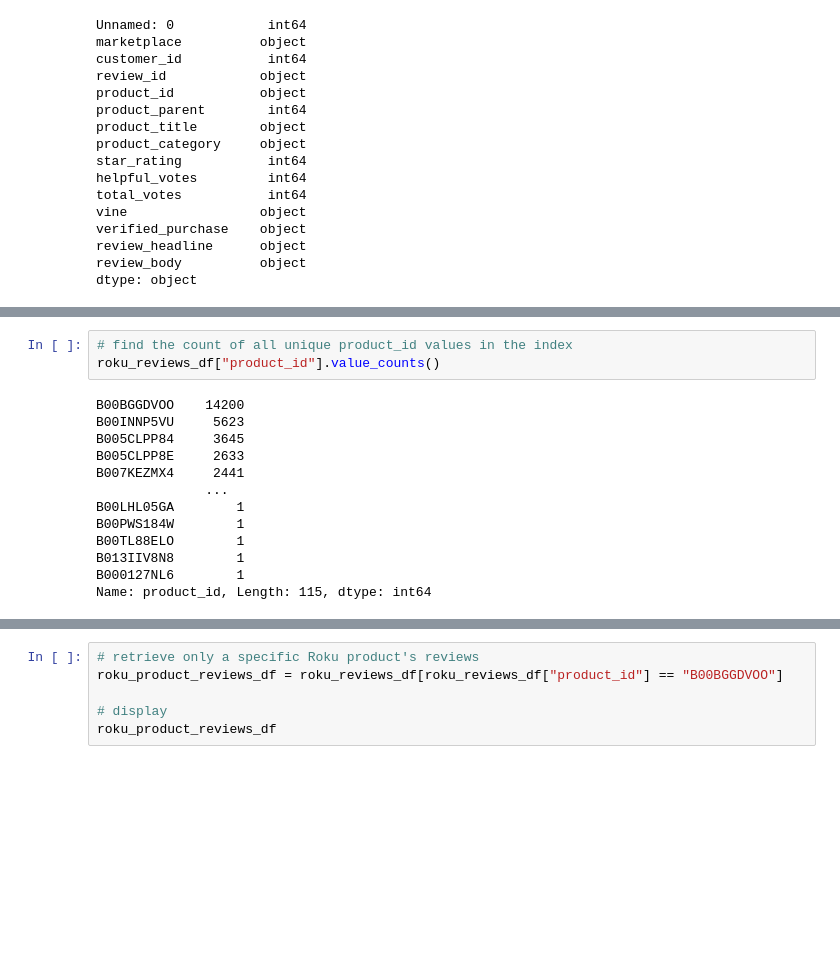
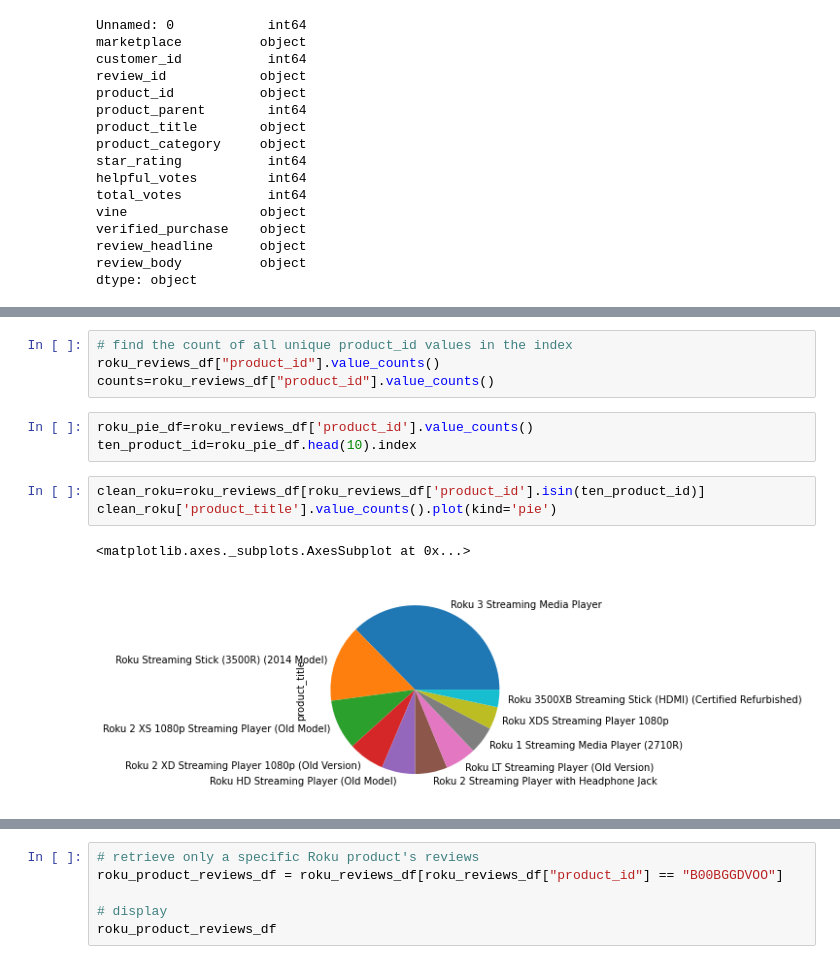
Before and after one commit to Th33na/project-fakers, a Jupyter notebook: project_fakers.ipynb, the cells around one changed output, grey strips where cells are left out. Saved outputs shown, nothing was run; the diff lists cells and outputs as text; blank space fills up the shorter version.

Commit message:
created pie chart

```diff
--- a/project_fakers.ipynb
+++ b/project_fakers.ipynb
@@ -195,16 +195,13 @@ roku_reviews_df.head()
 # %%
 # find the count of all unique product_id values in the index
 roku_reviews_df["product_id"].value_counts()
+counts=roku_reviews_df["product_id"].value_counts()
-# %% [output]
-B00BGGDVOO    14200
-B00INNP5VU     5623
-B005CLPP84     3645
-B005CLPP8E     2633
-B007KEZMX4     2441
-              ...
-B00LHL05GA        1
-B00PWS184W        1
-B00TL88ELO        1
-B013IIV8N8        1
-B000127NL6        1
-Name: product_id, Length: 115, dtype: int64
+# %%
+roku_pie_df=roku_reviews_df['product_id'].value_counts()
+ten_product_id=roku_pie_df.head(10).index
+# %%
+clean_roku=roku_reviews_df[roku_reviews_df['product_id'].isin(ten_product_id)]
+clean_roku['product_title'].value_counts().plot(kind='pie')
+# %% [output]
+<matplotlib.axes._subplots.AxesSubplot at 0x...>
+[figure, added]
```
Also changed, not shown: parts of 5 cells of this notebook.
